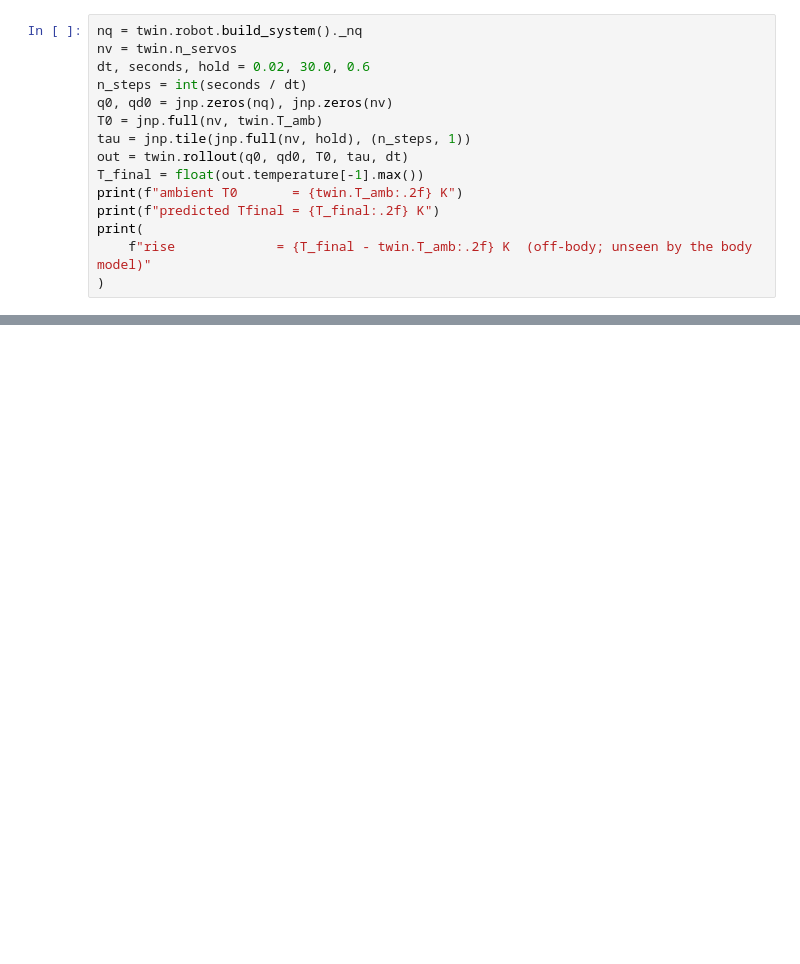
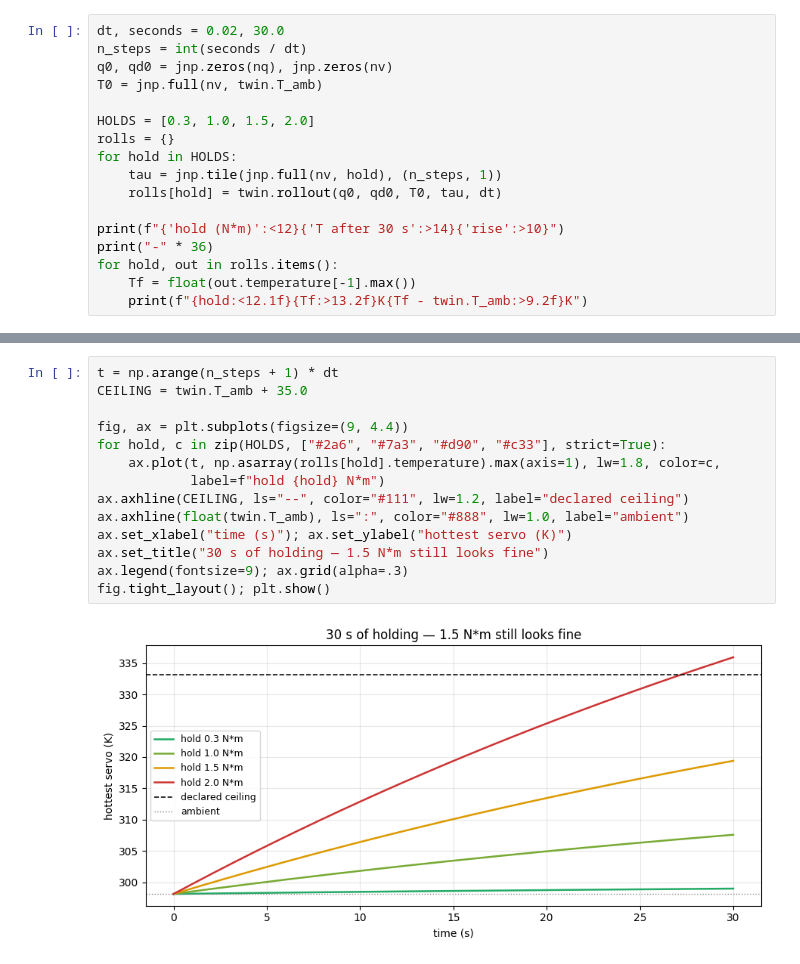
Before and after one commit to machinavitalis/jaxterity, a Jupyter notebook: examples/twin_so101.ipynb, the cells around one changed output, grey strips where cells are left out. Saved outputs shown, nothing was run; the diff lists cells and outputs as text; blank space fills up the shorter version.

```diff
--- a/examples/twin_so101.ipynb
+++ b/examples/twin_so101.ipynb
@@ -43,16 +103,18 @@ Roll the twin forward under a constant holding torque on the fast `functional_dy
 # %%
-nq = twin.robot.build_system()._nq
-nv = twin.n_servos
-dt, seconds, hold = 0.02, 30.0, 0.6
+dt, seconds = 0.02, 30.0
 n_steps = int(seconds / dt)
 q0, qd0 = jnp.zeros(nq), jnp.zeros(nv)
 T0 = jnp.full(nv, twin.T_amb)
-tau = jnp.tile(jnp.full(nv, hold), (n_steps, 1))
-out = twin.rollout(q0, qd0, T0, tau, dt)
-T_final = float(out.temperature[-1].max())
-print(f"ambient T0       = {twin.T_amb:.2f} K")
-print(f"predicted Tfinal = {T_final:.2f} K")
-print(
-    f"rise             = {T_final - twin.T_amb:.2f} K  (off-body; unseen by the body model)"
-)
+
+HOLDS = [0.3, 1.0, 1.5, 2.0]
+rolls = {}
+for hold in HOLDS:
+    tau = jnp.tile(jnp.full(nv, hold), (n_steps, 1))
+    rolls[hold] = twin.rollout(q0, qd0, T0, tau, dt)
+
+print(f"{'hold (N*m)':<12}{'T after 30 s':>14}{'rise':>10}")
+print("-" * 36)
+for hold, out in rolls.items():
+    Tf = float(out.temperature[-1].max())
+    print(f"{hold:<12.1f}{Tf:>13.2f}K{Tf - twin.T_amb:>9.2f}K")
 # %% [output]
@@ -63,0 +134,16 @@ The rise is the catch: a body-only model says "torque available, proceed"; the t
+# %%
+t = np.arange(n_steps + 1) * dt
+CEILING = twin.T_amb + 35.0
+
+fig, ax = plt.subplots(figsize=(9, 4.4))
+for hold, c in zip(HOLDS, ["#2a6", "#7a3", "#d90", "#c33"], strict=True):
+    ax.plot(t, np.asarray(rolls[hold].temperature).max(axis=1), lw=1.8, color=c,
+            label=f"hold {hold} N*m")
+ax.axhline(CEILING, ls="--", color="#111", lw=1.2, label="declared ceiling")
+ax.axhline(float(twin.T_amb), ls=":", color="#888", lw=1.0, label="ambient")
+ax.set_xlabel("time (s)"); ax.set_ylabel("hottest servo (K)")
+ax.set_title("30 s of holding — 1.5 N*m still looks fine")
+ax.legend(fontsize=9); ax.grid(alpha=.3)
+fig.tight_layout(); plt.show()
+# %% [output]
+[figure, added]
```
Also changed, not shown: parts of 26 cells of this notebook, 10 other files.
